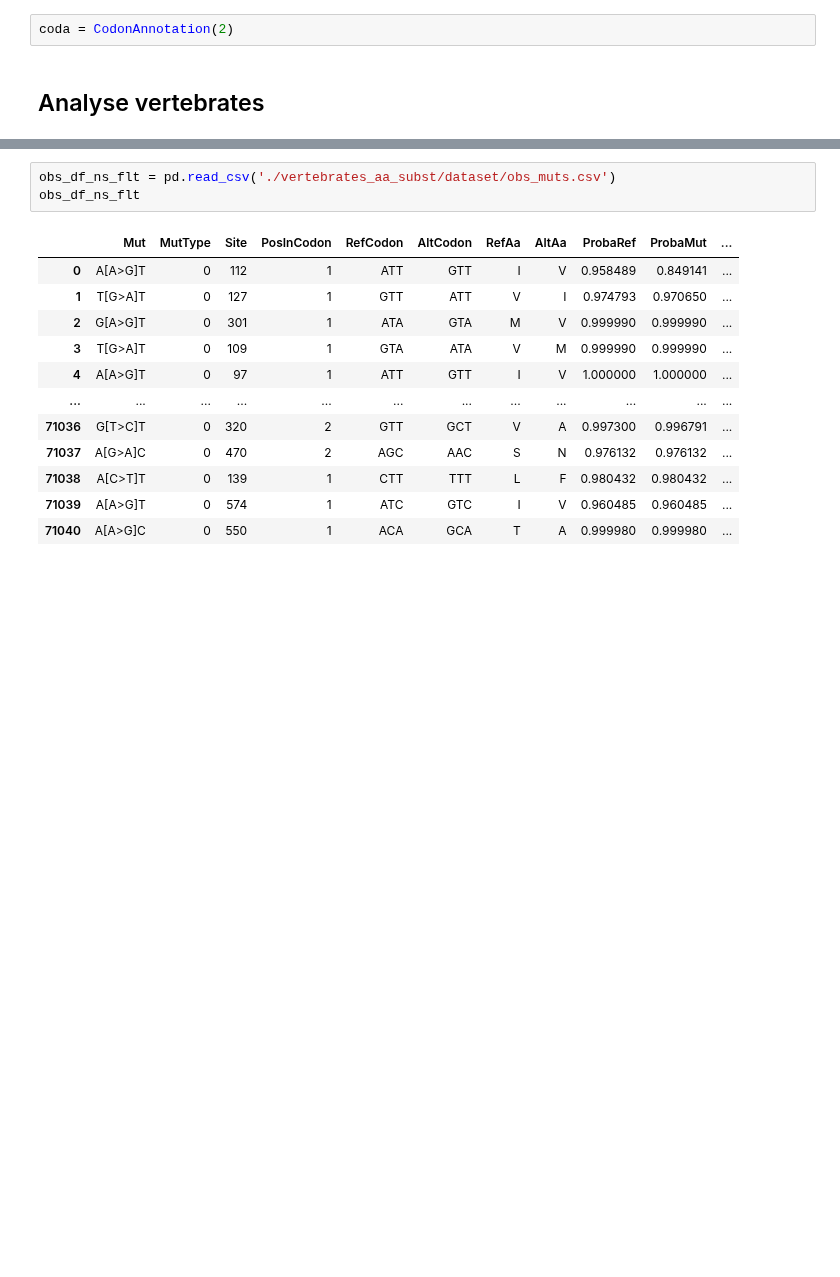
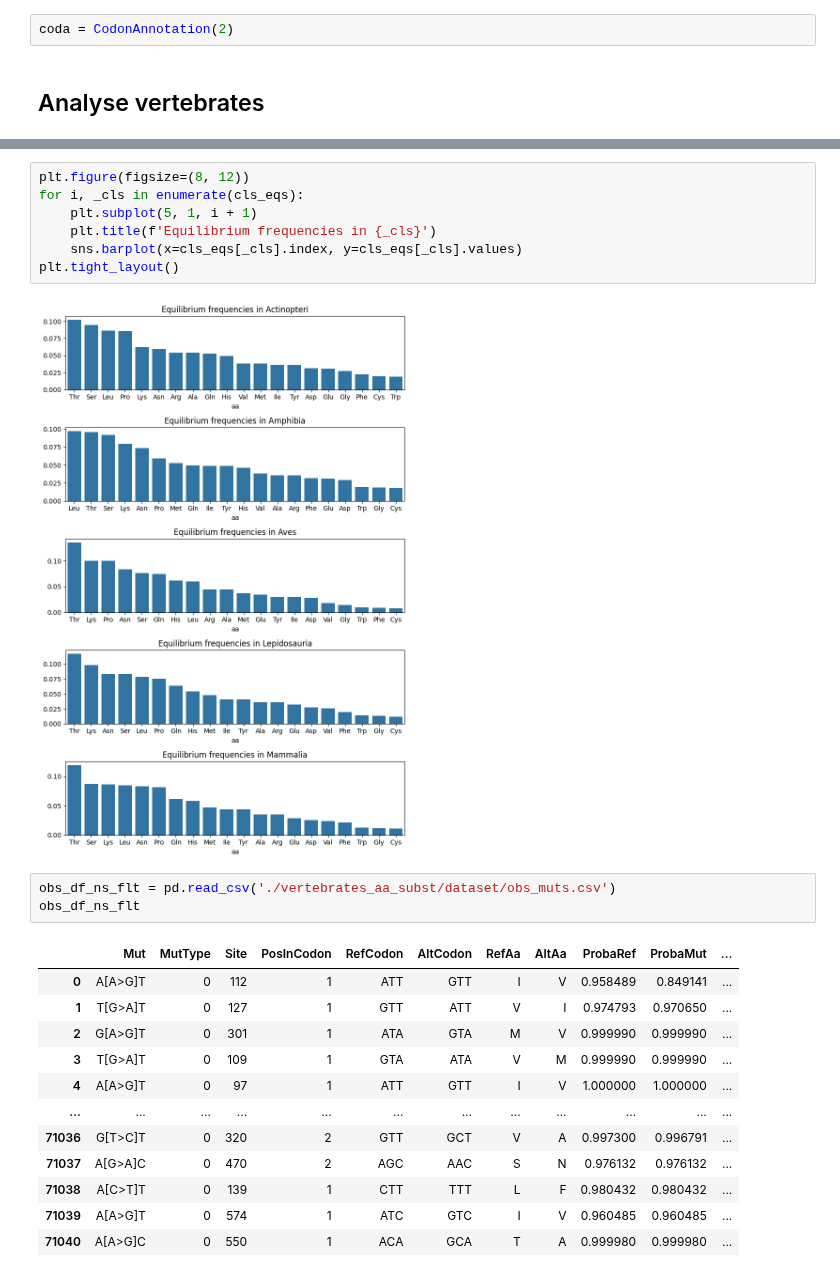
Before and after one commit to mitoclub/AminoAcidShift, a Jupyter notebook: analyse.ipynb, the cells around one changed output, grey strips where cells are left out. Cells and saved outputs as stored; diff of their text form; blank space fills up the shorter version.

```diff
--- a/analyse.ipynb
+++ b/analyse.ipynb
@@ -23,3 +74,12 @@ coda = CodonAnnotation(2)
+# %%
+plt.figure(figsize=(8, 12))
+for i, _cls in enumerate(cls_eqs):
+    plt.subplot(5, 1, i + 1)
+    plt.title(f'Equilibrium frequencies in {_cls}')
+    sns.barplot(x=cls_eqs[_cls].index, y=cls_eqs[_cls].values)
+plt.tight_layout()
+# %% [output]
+[figure, added]
 # %%
 obs_df_ns_flt = pd.read_csv('./vertebrates_aa_subst/dataset/obs_muts.csv')
 obs_df_ns_flt
```
Also changed, not shown: parts of 16 cells of this notebook, 1 other file.
